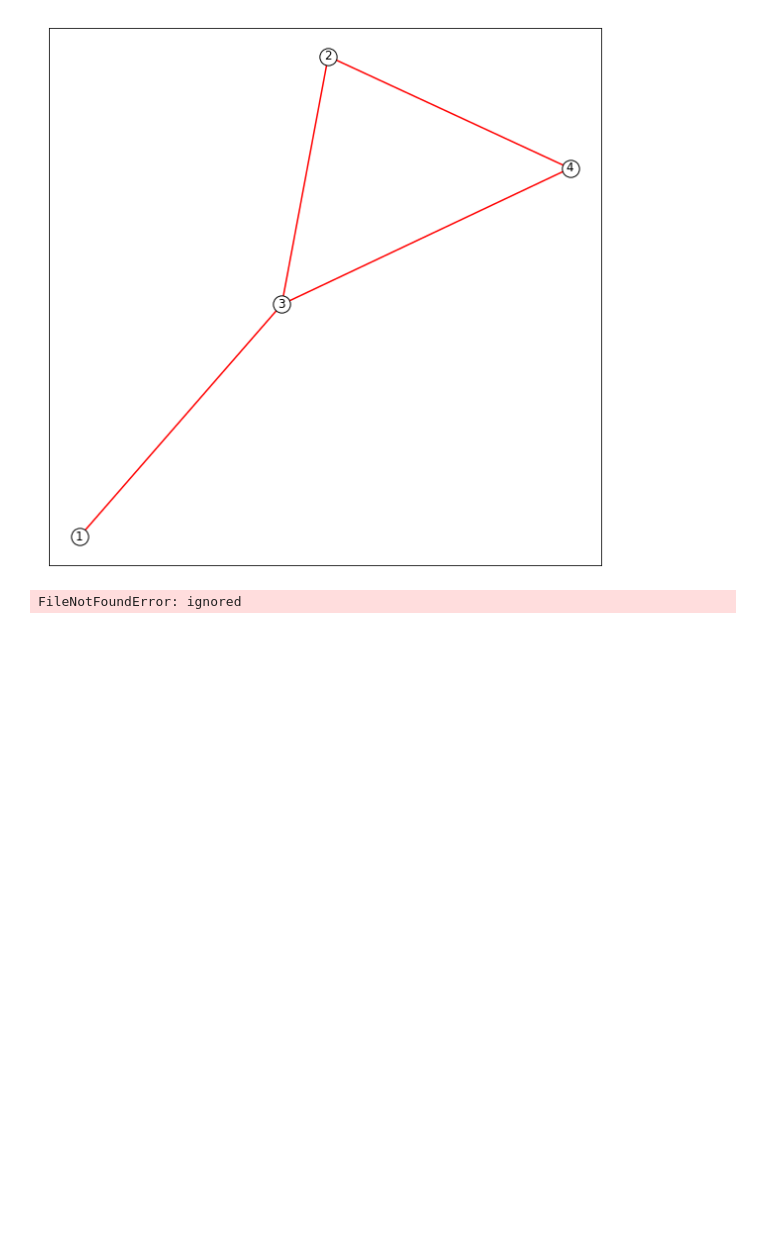
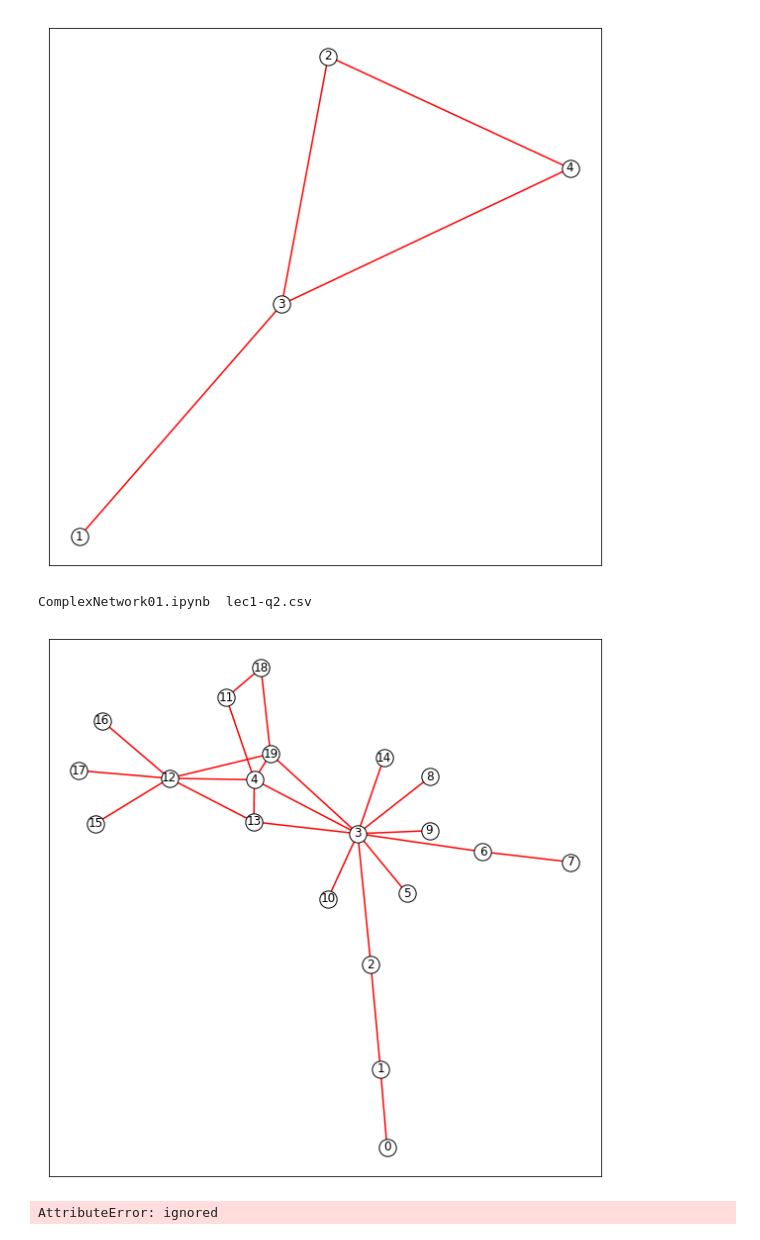
Before and after one commit to torix/Lecture-ComplexNetworks, a Jupyter notebook: ComplexNetwork01.ipynb, the cells around one changed output. Drawn from its saved outputs; the diff is of its cells as text; code cells hidden in the pictures; blank space fills up the shorter version.

```diff
--- a/ComplexNetwork01.ipynb
+++ b/ComplexNetwork01.ipynb
@@ -75,14 +83,22 @@ plt.show()
 [figure]
 # %%
 # ネットワークを読み込む
-G = nx.read_edgelist("lec1-q2.csv", delimiter=',', nodetype=int, encoding="utf-8")
+G = nx.read_edgelist("/content/drive/My Drive/Colab Notebooks/LectureComplexNetwork/lec1-q2.csv", delimiter=',', nodetype=int, encoding="utf-8")
 
+
+#描画する
+# 描画サイズ
+plt.figure(figsize=(10,10))
+# ノードをバネモデルで配置する
+pos = nx.spring_layout(G, k=0.3)
 # ノード，エッジ，ラベルの描画
 nx.draw_networkx_edges(G, pos, edge_color='red', width=1.5)
 nx.draw_networkx_nodes(G, pos, node_color='white', edgecolors="black")
 nx.draw_networkx_labels(G, pos)
 
 # 描画
 plt.show()
 # %% [output]
-FileNotFoundError: ignored
+ComplexNetwork01.ipynb  lec1-q2.csv
+[figure, added]
+AttributeError: ignored
```
Also changed, not shown: parts of 2 cells of this notebook.
